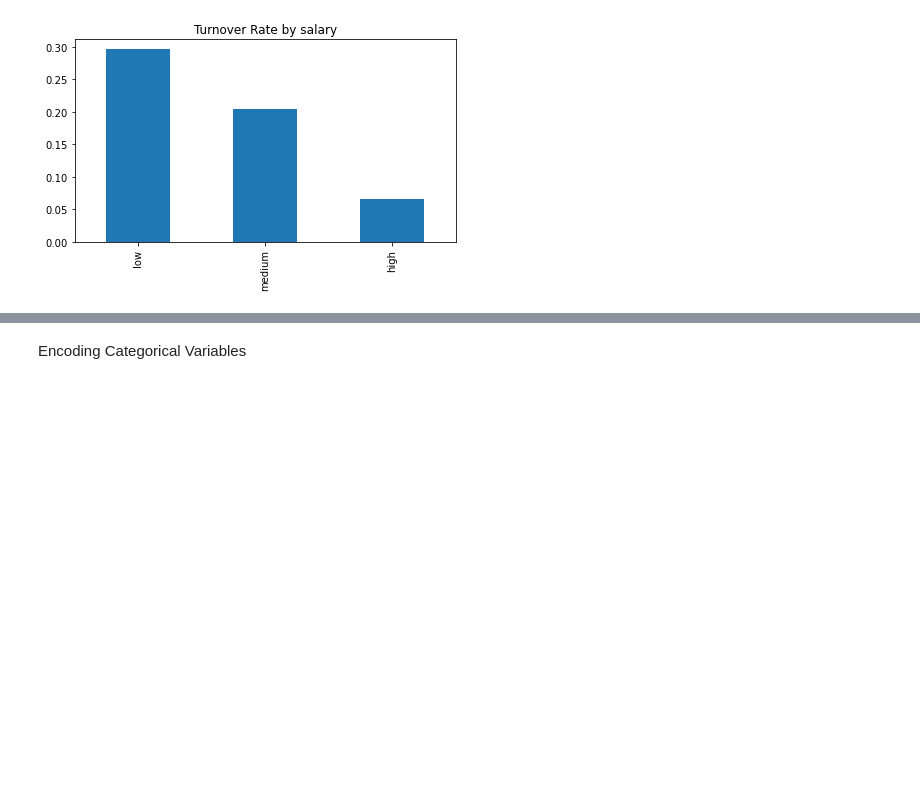
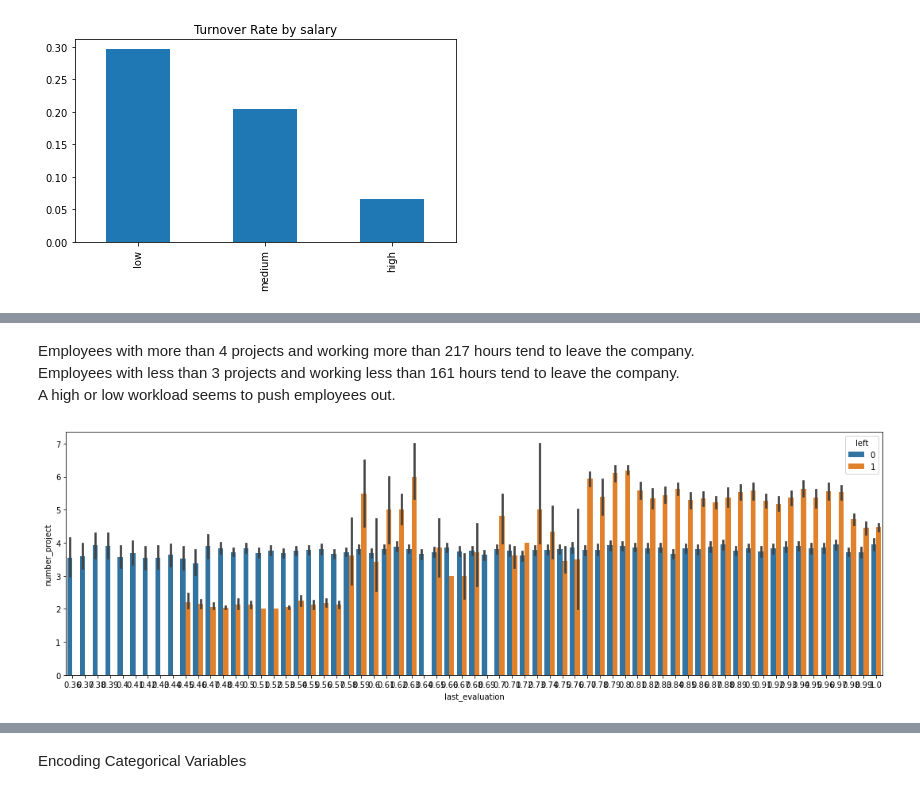
Before and after one commit to susanliubc/HR-Turnover-Analysis, a Jupyter notebook: Turnover.ipynb, the cells around one changed output, grey strips where cells are left out. Cells and saved outputs as stored; diff of their text form; code cells hidden in the pictures; blank space fills up the shorter version.

```diff
--- a/Turnover.ipynb
+++ b/Turnover.ipynb
@@ -209,0 +246,12 @@ left has moderate negative correlation with satisfaction_level -0.39
+# %% [markdown]
+Employees with more than 4 projects and working more than 217 hours tend to leave the company.
+Employees with less than 3 projects and working less than 161 hours tend to leave the company.
+A high or low workload seems to push employees out.
+# %%
+# Number of Projects vs Last Evaluation
+# Barplot with leave values
+plt.figure(figsize=(15,5))
+sns.barplot(x='last_evaluation',y='number_project',hue='left',data=hr)
+plt.tight_layout()
+# %% [output]
+[figure, added]
```
Also changed, not shown: parts of 45 cells of this notebook.
